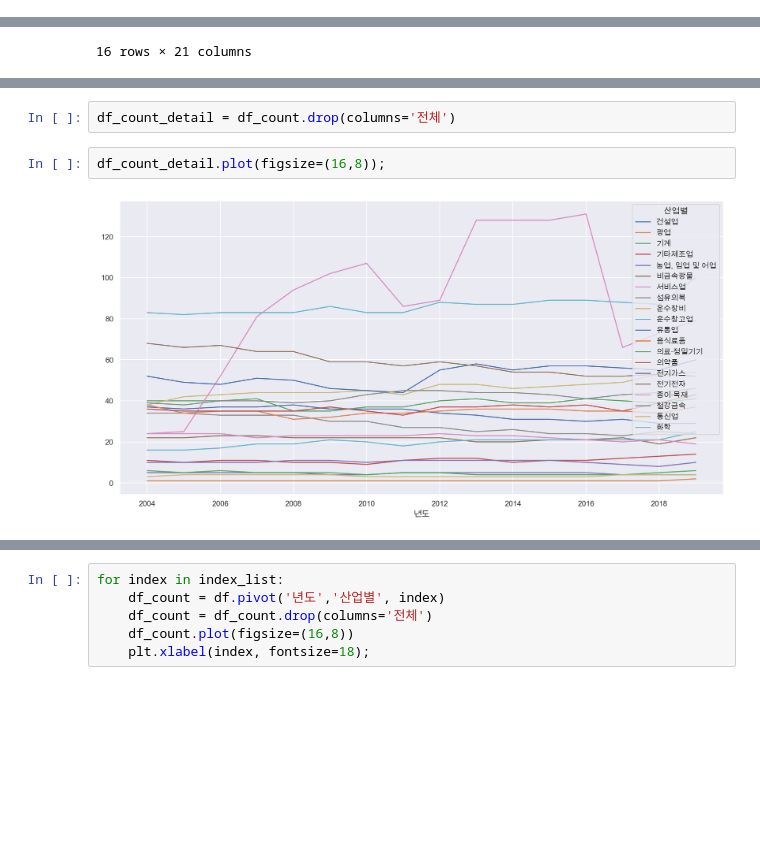
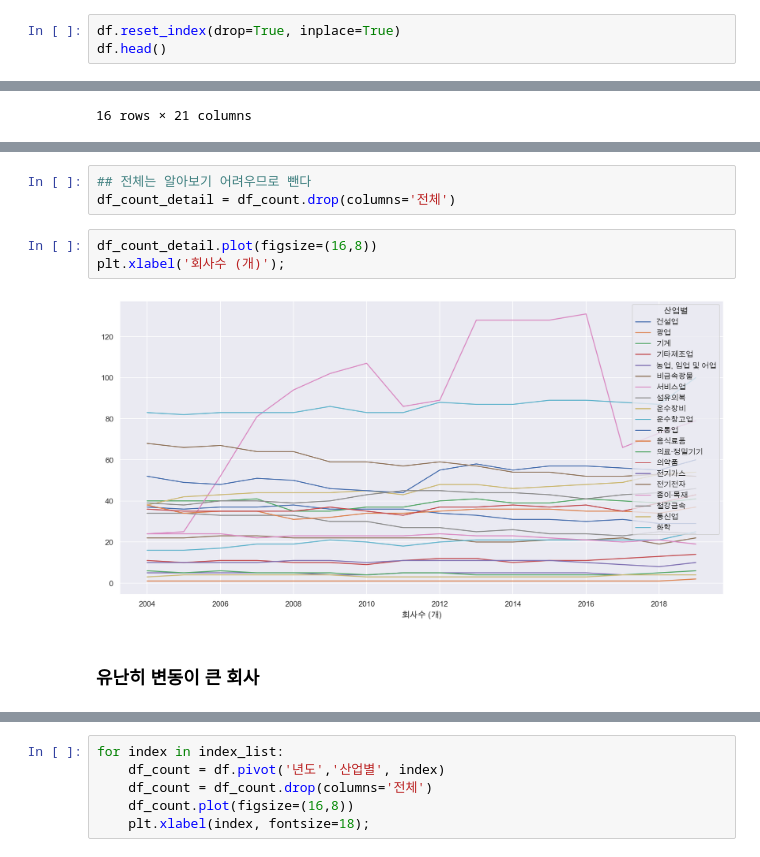
Before and after one commit to dss-16th/eda-repo-1, a Jupyter notebook: revenue.ipynb, the cells around one changed output, grey strips where cells are left out. Cells and saved outputs as stored; diff of their text form; blank space fills up the shorter version.

```diff
--- a/revenue.ipynb
+++ b/revenue.ipynb
@@ -149,0 +180,3 @@ df.head(2)
+# %%
+df.reset_index(drop=True, inplace=True)
+df.head()
@@ -227,6 +292,10 @@ df_count
 # %%
+## 전체는 알아보기 어려우므로 뺀다
 df_count_detail = df_count.drop(columns='전체')
 # %%
-df_count_detail.plot(figsize=(16,8));
+df_count_detail.plot(figsize=(16,8))
+plt.xlabel('회사수 (개)');
 # %% [output]
-[figure, old version]
+[figure, new version]
+# %% [markdown]
+### 유난히 변동이 큰 회사
```
Also changed, not shown: parts of 24 cells of this notebook.
